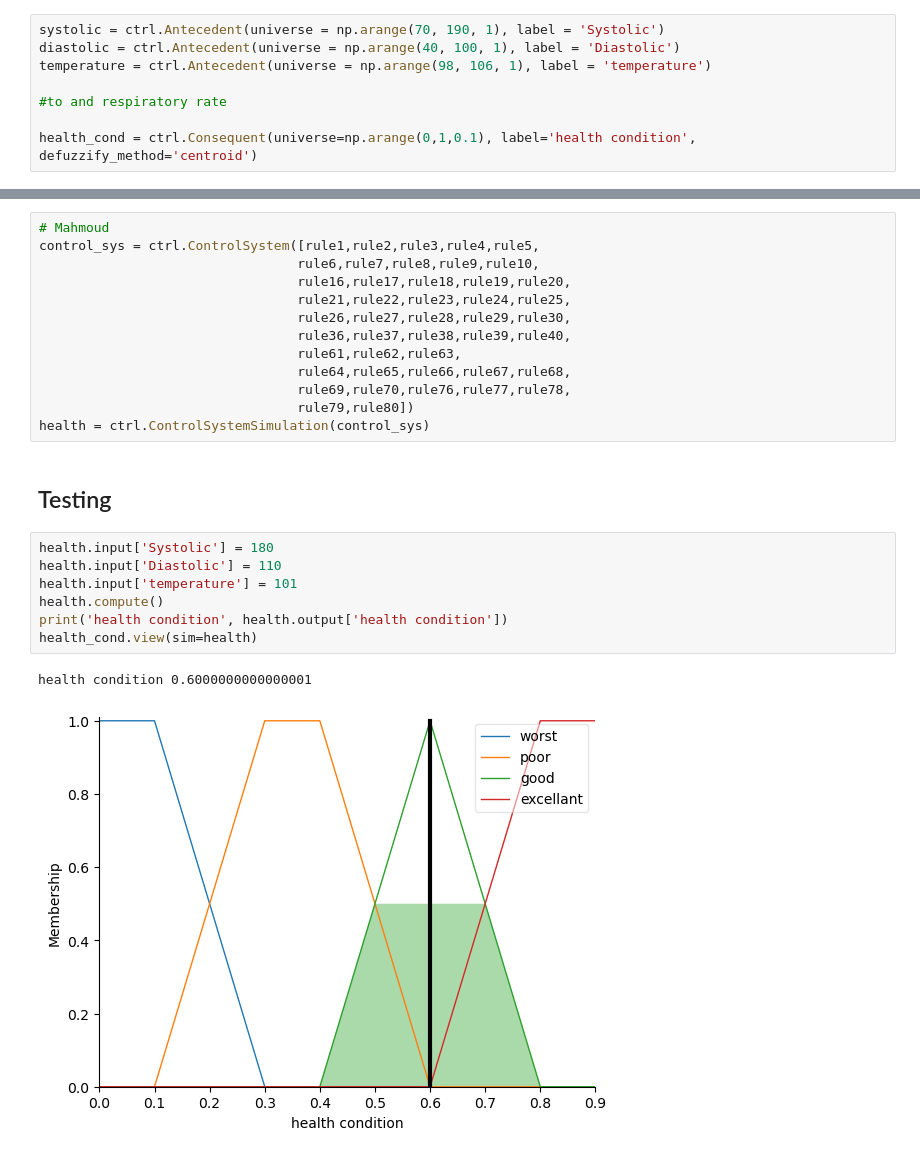
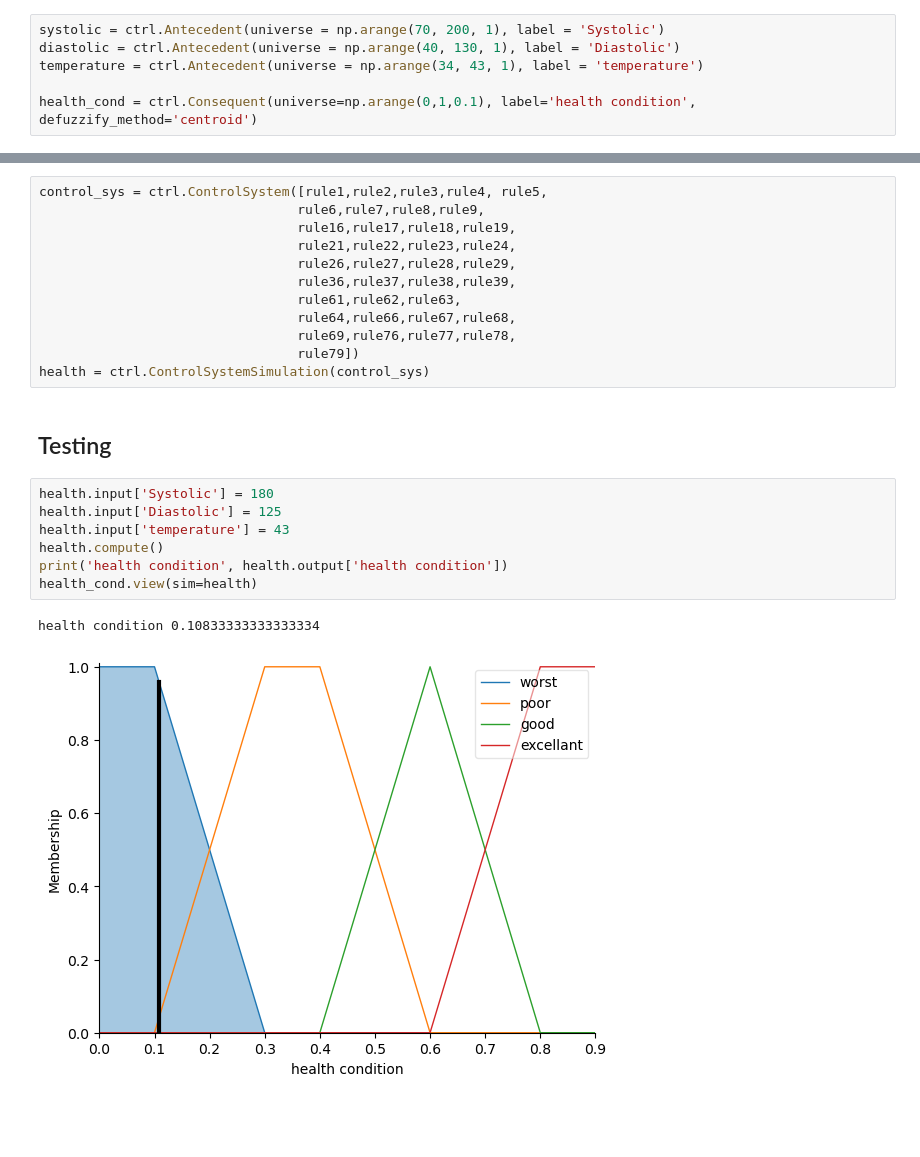
Before and after one commit to DiaaAhmedHassan/smart_system, a Jupyter notebook: modified_system.ipynb, the cells around one changed output, grey strips where cells are left out. Cells and saved outputs as stored; diff of their text form; blank space fills up the shorter version.

```diff
--- a/modified_system.ipynb
+++ b/modified_system.ipynb
@@ -6,11 +6,9 @@ from skfuzzy import control as ctrl
 # %% [markdown]
 ## Variables
 # %%
-systolic = ctrl.Antecedent(universe = np.arange(70, 190, 1), label = 'Systolic')
-diastolic = ctrl.Antecedent(universe = np.arange(40, 100, 1), label = 'Diastolic')
-temperature = ctrl.Antecedent(universe = np.arange(98, 106, 1), label = 'temperature')
-
-#to and respiratory rate
+systolic = ctrl.Antecedent(universe = np.arange(70, 200, 1), label = 'Systolic')
+diastolic = ctrl.Antecedent(universe = np.arange(40, 130, 1), label = 'Diastolic')
+temperature = ctrl.Antecedent(universe = np.arange(34, 43, 1), label = 'temperature')
 
 health_cond = ctrl.Consequent(universe=np.arange(0,1,0.1), label='health condition', defuzzify_method='centroid')
 # %% [markdown]
@@ -111,29 +105,28 @@ rule80=ctrl.Rule(systolic['high'] & diastolic['high'] & temperature['emergency']
 # %% [markdown]
 ## Control system creation & simulation
 # %%
-# Mahmoud
-control_sys = ctrl.ControlSystem([rule1,rule2,rule3,rule4,rule5,
-                                 rule6,rule7,rule8,rule9,rule10,
-                                 rule16,rule17,rule18,rule19,rule20,
-                                 rule21,rule22,rule23,rule24,rule25,
-                                 rule26,rule27,rule28,rule29,rule30,
-                                 rule36,rule37,rule38,rule39,rule40,
+control_sys = ctrl.ControlSystem([rule1,rule2,rule3,rule4, rule5,
+                                 rule6,rule7,rule8,rule9,
+                                 rule16,rule17,rule18,rule19,
+                                 rule21,rule22,rule23,rule24,
+                                 rule26,rule27,rule28,rule29,
+                                 rule36,rule37,rule38,rule39,
                                  rule61,rule62,rule63,
-                                 rule64,rule65,rule66,rule67,rule68,
-                                 rule69,rule70,rule76,rule77,rule78,
-                                 rule79,rule80])
+                                 rule64,rule66,rule67,rule68,
+                                 rule69,rule76,rule77,rule78,
+                                 rule79])
 health = ctrl.ControlSystemSimulation(control_sys)
 # %% [markdown]
 ## Testing
 # %%
 health.input['Systolic'] = 180
-health.input['Diastolic'] = 110
-health.input['temperature'] = 101
+health.input['Diastolic'] = 125
+health.input['temperature'] = 43
 health.compute()
 print('health condition', health.output['health condition'])
 health_cond.view(sim=health)
 # %% [output]
-health condition 0.6000000000000001
+health condition 0.10833333333333334
-[figure, old version]
+[figure, new version]
 # %%
 health_cond.view(sim=health)
```
Also changed, not shown: parts of 6 cells of this notebook.
